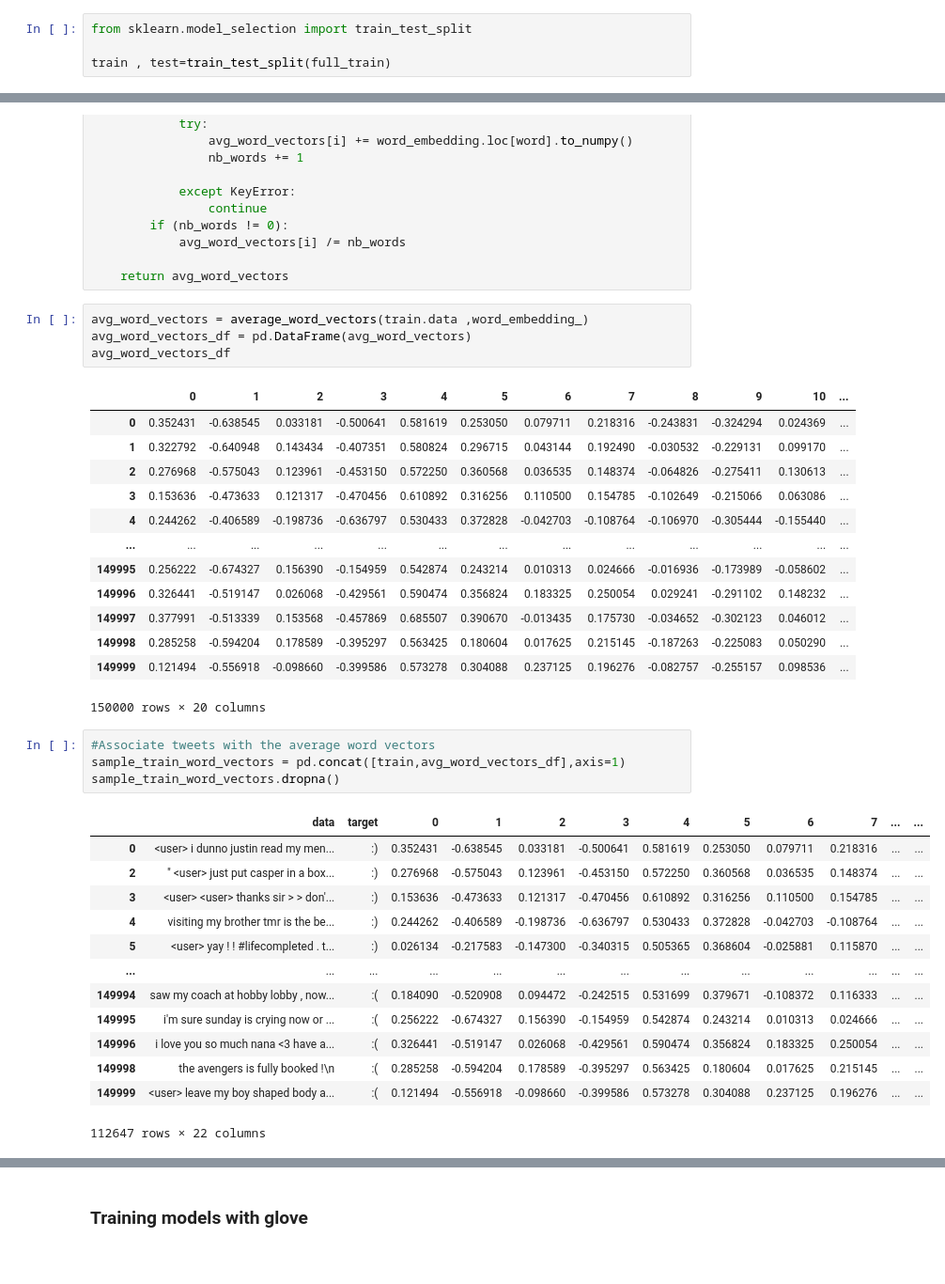
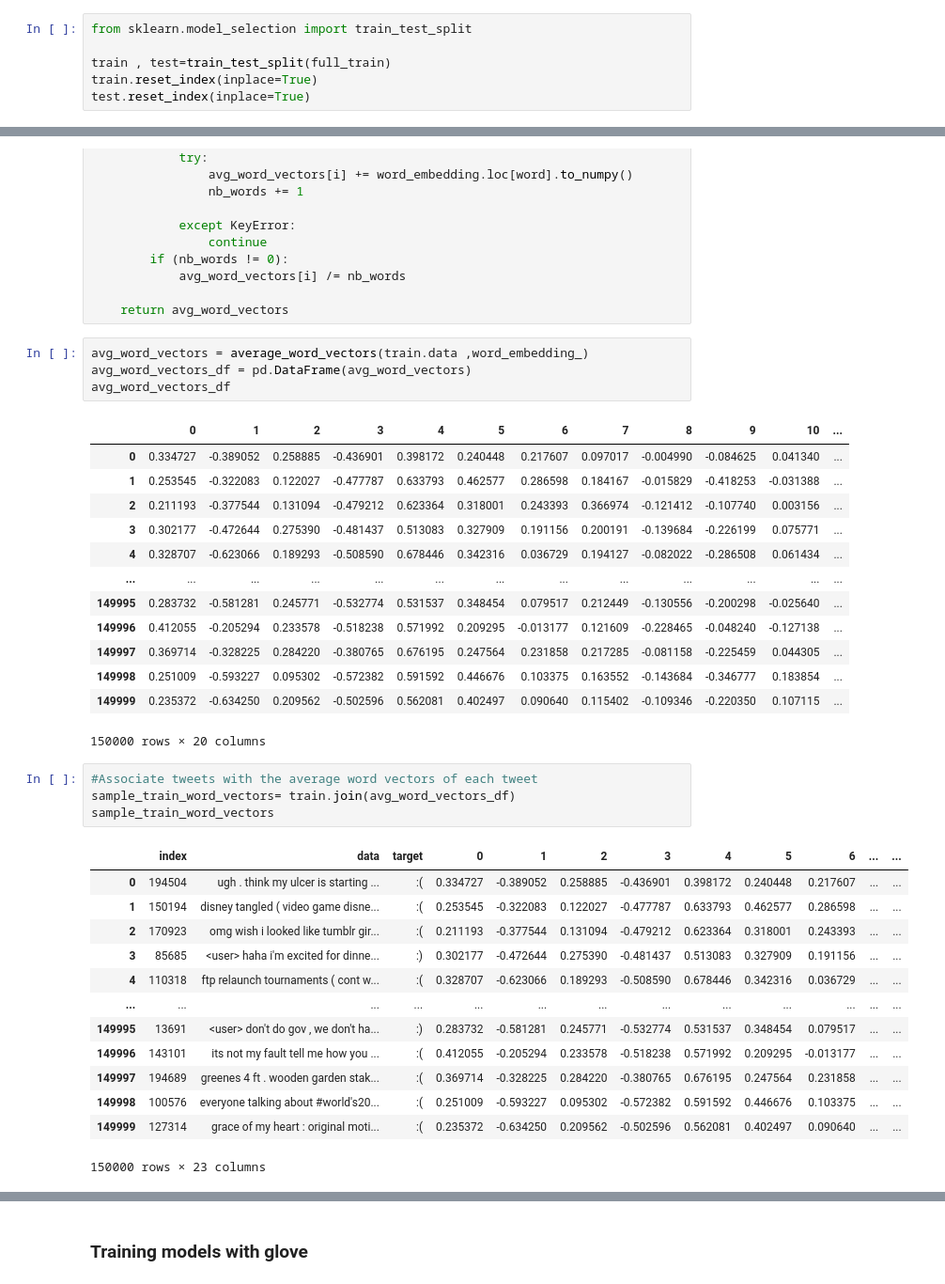
Before and after one commit to npont/ML_Sentiment_Analysis, a Jupyter notebook: run_file.ipynb, the cells around one changed output, grey strips where cells are left out. Shown: that part at 94% size. Cells and saved outputs as stored; diff of their text form.

```diff
--- a/run_file.ipynb
+++ b/run_file.ipynb
@@ -108,6 +107,8 @@ plt.show()
 from sklearn.model_selection import train_test_split
 
 train , test=train_test_split(full_train)
+train.reset_index(inplace=True)
+test.reset_index(inplace=True)
 # %%
 length_train = train['data'].str.len().plot.hist( color = 'pink', figsize = (6, 4), label="train")
 length_test = test['data'].str.len().plot.hist(test, color = 'orange', figsize = (6, 4), label="test")
@@ -391,33 +392,33 @@ avg_word_vectors_df = pd.DataFrame(avg_word_vectors)
 avg_word_vectors_df
 # %% [output]
 |  | 0 | 1 | 2 | 3 | 4 | 5 | 6 | 7 | 8 | 9 | 10 | ... |
-| 0 | 0.352431 | -0.638545 | 0.033181 | -0.500641 | 0.581619 | 0.253050 | 0.079711 | 0.218316 | -0.243831 | -0.324294 | 0.024369 | ... |
-| 1 | 0.322792 | -0.640948 | 0.143434 | -0.407351 | 0.580824 | 0.296715 | 0.043144 | 0.192490 | -0.030532 | -0.229131 | 0.099170 | ... |
-| 2 | 0.276968 | -0.575043 | 0.123961 | -0.453150 | 0.572250 | 0.360568 | 0.036535 | 0.148374 | -0.064826 | -0.275411 | 0.130613 | ... |
-| 3 | 0.153636 | -0.473633 | 0.121317 | -0.470456 | 0.610892 | 0.316256 | 0.110500 | 0.154785 | -0.102649 | -0.215066 | 0.063086 | ... |
-| 4 | 0.244262 | -0.406589 | -0.198736 | -0.636797 | 0.530433 | 0.372828 | -0.042703 | -0.108764 | -0.106970 | -0.305444 | -0.155440 | ... |
+| 0 | 0.334727 | -0.389052 | 0.258885 | -0.436901 | 0.398172 | 0.240448 | 0.217607 | 0.097017 | -0.004990 | -0.084625 | 0.041340 | ... |
+| 1 | 0.253545 | -0.322083 | 0.122027 | -0.477787 | 0.633793 | 0.462577 | 0.286598 | 0.184167 | -0.015829 | -0.418253 | -0.031388 | ... |
+| 2 | 0.211193 | -0.377544 | 0.131094 | -0.479212 | 0.623364 | 0.318001 | 0.243393 | 0.366974 | -0.121412 | -0.107740 | 0.003156 | ... |
+| 3 | 0.302177 | -0.472644 | 0.275390 | -0.481437 | 0.513083 | 0.327909 | 0.191156 | 0.200191 | -0.139684 | -0.226199 | 0.075771 | ... |
+| 4 | 0.328707 | -0.623066 | 0.189293 | -0.508590 | 0.678446 | 0.342316 | 0.036729 | 0.194127 | -0.082022 | -0.286508 | 0.061434 | ... |
 | ... | ... | ... | ... | ... | ... | ... | ... | ... | ... | ... | ... | ... |
-| 149995 | 0.256222 | -0.674327 | 0.156390 | -0.154959 | 0.542874 | 0.243214 | 0.010313 | 0.024666 | -0.016936 | -0.173989 | -0.058602 | ... |
-| 149996 | 0.326441 | -0.519147 | 0.026068 | -0.429561 | 0.590474 | 0.356824 | 0.183325 | 0.250054 | 0.029241 | -0.291102 | 0.148232 | ... |
-| 149997 | 0.377991 | -0.513339 | 0.153568 | -0.457869 | 0.685507 | 0.390670 | -0.013435 | 0.175730 | -0.034652 | -0.302123 | 0.046012 | ... |
-| 149998 | 0.285258 | -0.594204 | 0.178589 | -0.395297 | 0.563425 | 0.180604 | 0.017625 | 0.215145 | -0.187263 | -0.225083 | 0.050290 | ... |
-| 149999 | 0.121494 | -0.556918 | -0.098660 | -0.399586 | 0.573278 | 0.304088 | 0.237125 | 0.196276 | -0.082757 | -0.255157 | 0.098536 | ... |
+| 149995 | 0.283732 | -0.581281 | 0.245771 | -0.532774 | 0.531537 | 0.348454 | 0.079517 | 0.212449 | -0.130556 | -0.200298 | -0.025640 | ... |
+| 149996 | 0.412055 | -0.205294 | 0.233578 | -0.518238 | 0.571992 | 0.209295 | -0.013177 | 0.121609 | -0.228465 | -0.048240 | -0.127138 | ... |
+| 149997 | 0.369714 | -0.328225 | 0.284220 | -0.380765 | 0.676195 | 0.247564 | 0.231858 | 0.217285 | -0.081158 | -0.225459 | 0.044305 | ... |
+| 149998 | 0.251009 | -0.593227 | 0.095302 | -0.572382 | 0.591592 | 0.446676 | 0.103375 | 0.163552 | -0.143684 | -0.346777 | 0.183854 | ... |
+| 149999 | 0.235372 | -0.634250 | 0.209562 | -0.502596 | 0.562081 | 0.402497 | 0.090640 | 0.115402 | -0.109346 | -0.220350 | 0.107115 | ... |
 150000 rows × 20 columns
 # %%
-#Associate tweets with the average word vectors
-sample_train_word_vectors = pd.concat([train,avg_word_vectors_df],axis=1)
-sample_train_word_vectors.dropna()
+#Associate tweets with the average word vectors of each tweet
+sample_train_word_vectors= train.join(avg_word_vectors_df)
+sample_train_word_vectors
 # %% [output]
-|  | data | target | 0 | 1 | 2 | 3 | 4 | 5 | 6 | 7 | ... | ... |
-| 0 | <user> i dunno justin read my men... | :) | 0.352431 | -0.638545 | 0.033181 | -0.500641 | 0.581619 | 0.253050 | 0.079711 | 0.218316 | ... | ... |
-| 2 | " <user> just put casper in a box... | :) | 0.276968 | -0.575043 | 0.123961 | -0.453150 | 0.572250 | 0.360568 | 0.036535 | 0.148374 | ... | ... |
-| 3 | <user> <user> thanks sir > > don'... | :) | 0.153636 | -0.473633 | 0.121317 | -0.470456 | 0.610892 | 0.316256 | 0.110500 | 0.154785 | ... | ... |
-| 4 | visiting my brother tmr is the be... | :) | 0.244262 | -0.406589 | -0.198736 | -0.636797 | 0.530433 | 0.372828 | -0.042703 | -0.108764 | ... | ... |
-| 5 | <user> yay ! ! #lifecompleted . t... | :) | 0.026134 | -0.217583 | -0.147300 | -0.340315 | 0.505365 | 0.368604 | -0.025881 | 0.115870 | ... | ... |
+|  | index | data | target | 0 | 1 | 2 | 3 | 4 | 5 | 6 | ... | ... |
+| 0 | 194504 | ugh . think my ulcer is starting ... | :( | 0.334727 | -0.389052 | 0.258885 | -0.436901 | 0.398172 | 0.240448 | 0.217607 | ... | ... |
+| 1 | 150194 | disney tangled ( video game disne... | :( | 0.253545 | -0.322083 | 0.122027 | -0.477787 | 0.633793 | 0.462577 | 0.286598 | ... | ... |
+| 2 | 170923 | omg wish i looked like tumblr gir... | :( | 0.211193 | -0.377544 | 0.131094 | -0.479212 | 0.623364 | 0.318001 | 0.243393 | ... | ... |
+| 3 | 85685 | <user> haha i'm excited for dinne... | :) | 0.302177 | -0.472644 | 0.275390 | -0.481437 | 0.513083 | 0.327909 | 0.191156 | ... | ... |
+| 4 | 110318 | ftp relaunch tournaments ( cont w... | :( | 0.328707 | -0.623066 | 0.189293 | -0.508590 | 0.678446 | 0.342316 | 0.036729 | ... | ... |
 | ... | ... | ... | ... | ... | ... | ... | ... | ... | ... | ... | ... | ... |
-| 149994 | saw my coach at hobby lobby , now... | :( | 0.184090 | -0.520908 | 0.094472 | -0.242515 | 0.531699 | 0.379671 | -0.108372 | 0.116333 | ... | ... |
-| 149995 | i'm sure sunday is crying now or ... | :( | 0.256222 | -0.674327 | 0.156390 | -0.154959 | 0.542874 | 0.243214 | 0.010313 | 0.024666 | ... | ... |
-| 149996 | i love you so much nana <3 have a... | :( | 0.326441 | -0.519147 | 0.026068 | -0.429561 | 0.590474 | 0.356824 | 0.183325 | 0.250054 | ... | ... |
-| 149998 | the avengers is fully booked !\n | :( | 0.285258 | -0.594204 | 0.178589 | -0.395297 | 0.563425 | 0.180604 | 0.017625 | 0.215145 | ... | ... |
-| 149999 | <user> leave my boy shaped body a... | :( | 0.121494 | -0.556918 | -0.098660 | -0.399586 | 0.573278 | 0.304088 | 0.237125 | 0.196276 | ... | ... |
+| 149995 | 13691 | <user> don't do gov , we don't ha... | :) | 0.283732 | -0.581281 | 0.245771 | -0.532774 | 0.531537 | 0.348454 | 0.079517 | ... | ... |
+| 149996 | 143101 | its not my fault tell me how you ... | :( | 0.412055 | -0.205294 | 0.233578 | -0.518238 | 0.571992 | 0.209295 | -0.013177 | ... | ... |
+| 149997 | 194689 | greenes 4 ft . wooden garden stak... | :( | 0.369714 | -0.328225 | 0.284220 | -0.380765 | 0.676195 | 0.247564 | 0.231858 | ... | ... |
+| 149998 | 100576 | everyone talking about #world's20... | :( | 0.251009 | -0.593227 | 0.095302 | -0.572382 | 0.591592 | 0.446676 | 0.103375 | ... | ... |
+| 149999 | 127314 | grace of my heart : original moti... | :( | 0.235372 | -0.634250 | 0.209562 | -0.502596 | 0.562081 | 0.402497 | 0.090640 | ... | ... |
-112647 rows × 22 columns
+150000 rows × 23 columns
```
Also changed, not shown: parts of 27 cells of this notebook.
